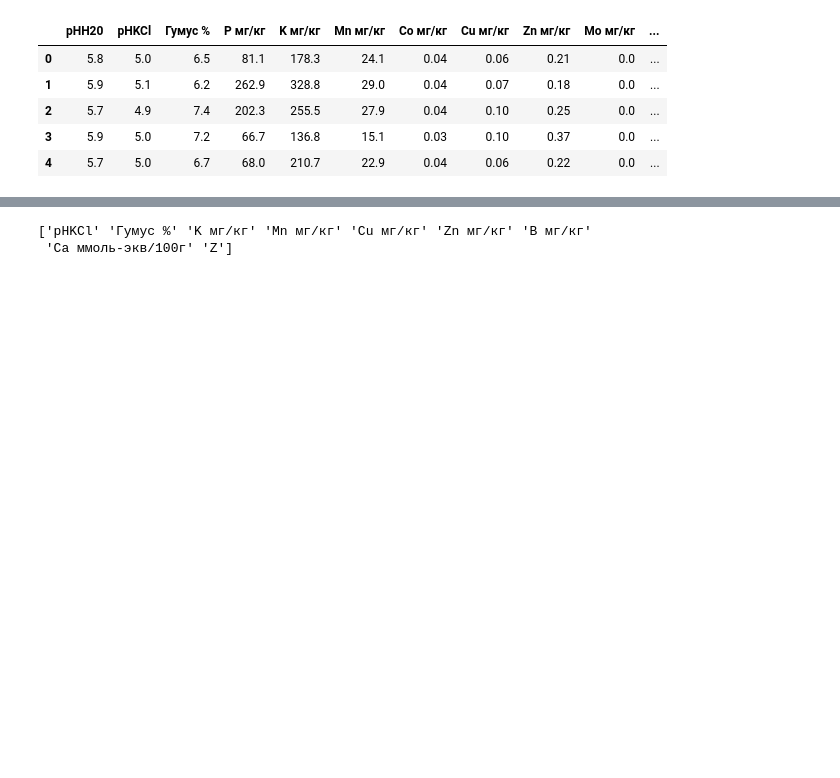
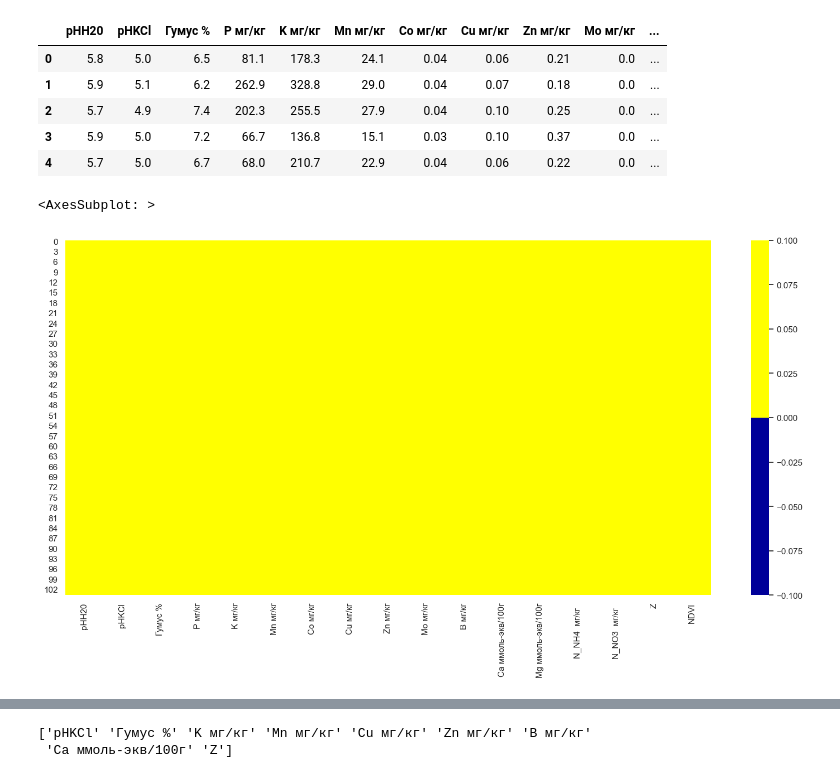
Before and after one commit to CepbluKot/ecology_ml, a Jupyter notebook: ecology_ml_w_data_filter.ipynb, the cells around one changed output, grey strips where cells are left out. Saved outputs shown, nothing was run; the diff lists cells and outputs as text; code cells hidden in the pictures; blank space fills up the shorter version.

```diff
--- a/ecology_ml_w_data_filter.ipynb
+++ b/ecology_ml_w_data_filter.ipynb
@@ -16,6 +16,12 @@ df.head(5)
 | 2 | 5.7 | 4.9 | 7.4 | 202.3 | 255.5 | 27.9 | 0.04 | 0.10 | 0.25 | 0.0 | ... |
 | 3 | 5.9 | 5.0 | 7.2 | 66.7 | 136.8 | 15.1 | 0.03 | 0.10 | 0.37 | 0.0 | ... |
 | 4 | 5.7 | 5.0 | 6.7 | 68.0 | 210.7 | 22.9 | 0.04 | 0.06 | 0.22 | 0.0 | ... |
+# %%
+colours = ['#000099', '#ffff00']
+sns.heatmap(df.isnull(), cmap=sns.color_palette(colours))
+# %% [output]
+<AxesSubplot: >
+[figure, added]
 # %%
 X=df.drop('NDVI',axis=1)
 y=df['NDVI']
```
Also changed, not shown: parts of 6 cells of this notebook.
